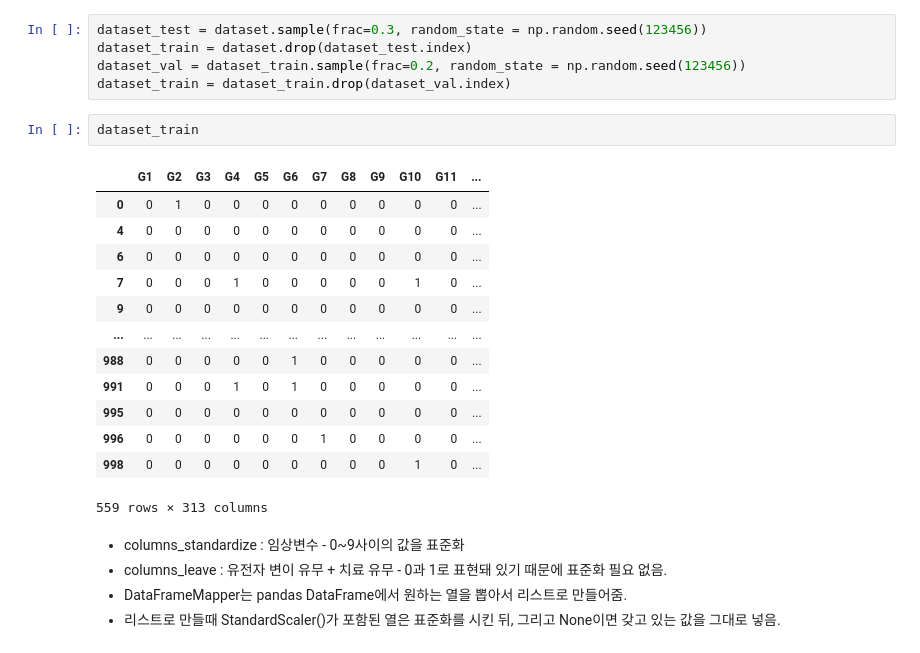
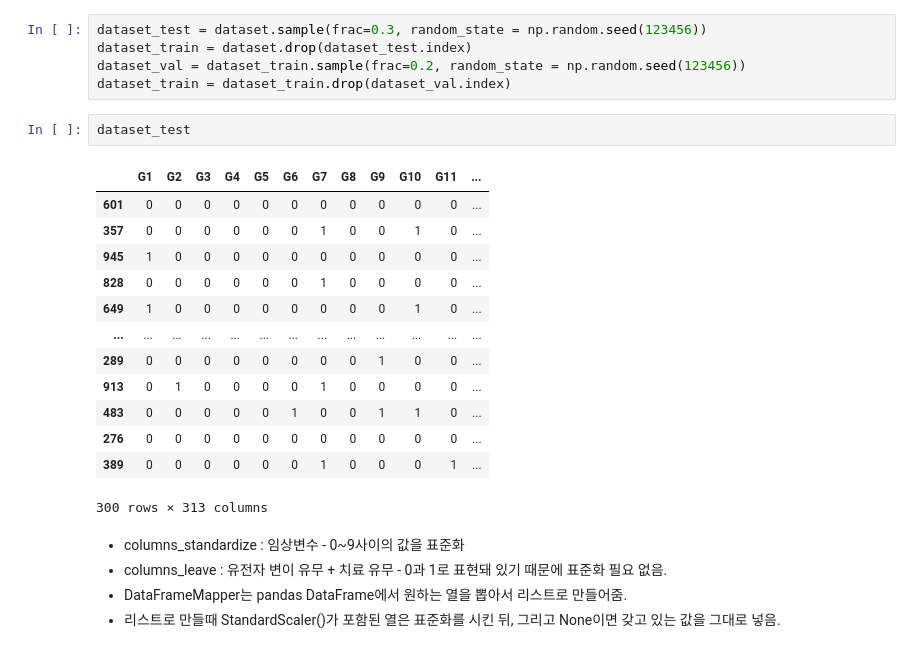
Before and after one commit to mostly-sunny/digital-health-hackathon-2021, a Jupyter notebook: 3. coxph_find_best_network_by_gpu.ipynb, the cells around one changed output. Cells and saved outputs as stored; diff of their text form.

```diff
--- a/3. coxph_find_best_network_by_gpu.ipynb
+++ b/3. coxph_find_best_network_by_gpu.ipynb
@@ -67,22 +67,22 @@ dataset_test = dataset.sample(frac=0.3, random_state = np.random.seed(123456))
 dataset_train = dataset.drop(dataset_test.index)
 dataset_val = dataset_train.sample(frac=0.2, random_state = np.random.seed(123456))
 dataset_train = dataset_train.drop(dataset_val.index)
-# %%
-dataset_train
-# %% [output]
-|  | G1 | G2 | G3 | G4 | G5 | G6 | G7 | G8 | G9 | G10 | G11 | ... |
-| 0 | 0 | 1 | 0 | 0 | 0 | 0 | 0 | 0 | 0 | 0 | 0 | ... |
-| 4 | 0 | 0 | 0 | 0 | 0 | 0 | 0 | 0 | 0 | 0 | 0 | ... |
-| 6 | 0 | 0 | 0 | 0 | 0 | 0 | 0 | 0 | 0 | 0 | 0 | ... |
-| 7 | 0 | 0 | 0 | 1 | 0 | 0 | 0 | 0 | 0 | 1 | 0 | ... |
-| 9 | 0 | 0 | 0 | 0 | 0 | 0 | 0 | 0 | 0 | 0 | 0 | ... |
-| ... | ... | ... | ... | ... | ... | ... | ... | ... | ... | ... | ... | ... |
-| 988 | 0 | 0 | 0 | 0 | 0 | 1 | 0 | 0 | 0 | 0 | 0 | ... |
-| 991 | 0 | 0 | 0 | 1 | 0 | 1 | 0 | 0 | 0 | 0 | 0 | ... |
-| 995 | 0 | 0 | 0 | 0 | 0 | 0 | 0 | 0 | 0 | 0 | 0 | ... |
-| 996 | 0 | 0 | 0 | 0 | 0 | 0 | 1 | 0 | 0 | 0 | 0 | ... |
-| 998 | 0 | 0 | 0 | 0 | 0 | 0 | 0 | 0 | 0 | 1 | 0 | ... |
-559 rows × 313 columns
+# %%
+dataset_test
+# %% [output]
+|  | G1 | G2 | G3 | G4 | G5 | G6 | G7 | G8 | G9 | G10 | G11 | ... |
+| 601 | 0 | 0 | 0 | 0 | 0 | 0 | 0 | 0 | 0 | 0 | 0 | ... |
+| 357 | 0 | 0 | 0 | 0 | 0 | 0 | 1 | 0 | 0 | 1 | 0 | ... |
+| 945 | 1 | 0 | 0 | 0 | 0 | 0 | 0 | 0 | 0 | 0 | 0 | ... |
+| 828 | 0 | 0 | 0 | 0 | 0 | 0 | 1 | 0 | 0 | 0 | 0 | ... |
+| 649 | 1 | 0 | 0 | 0 | 0 | 0 | 0 | 0 | 0 | 1 | 0 | ... |
+| ... | ... | ... | ... | ... | ... | ... | ... | ... | ... | ... | ... | ... |
+| 289 | 0 | 0 | 0 | 0 | 0 | 0 | 0 | 0 | 1 | 0 | 0 | ... |
+| 913 | 0 | 1 | 0 | 0 | 0 | 0 | 1 | 0 | 0 | 0 | 0 | ... |
+| 483 | 0 | 0 | 0 | 0 | 0 | 1 | 0 | 0 | 1 | 1 | 0 | ... |
+| 276 | 0 | 0 | 0 | 0 | 0 | 0 | 0 | 0 | 0 | 0 | 0 | ... |
+| 389 | 0 | 0 | 0 | 0 | 0 | 0 | 1 | 0 | 0 | 0 | 1 | ... |
+300 rows × 313 columns
 # %% [markdown]
 - columns_standardize : 임상변수 - 0~9사이의 값을 표준화
 - columns_leave : 유전자 변이 유무 + 치료 유무 - 0과 1로 표현돼 있기 때문에 표준화 필요 없음.
```
Also changed, not shown: parts of 7 cells of this notebook.
